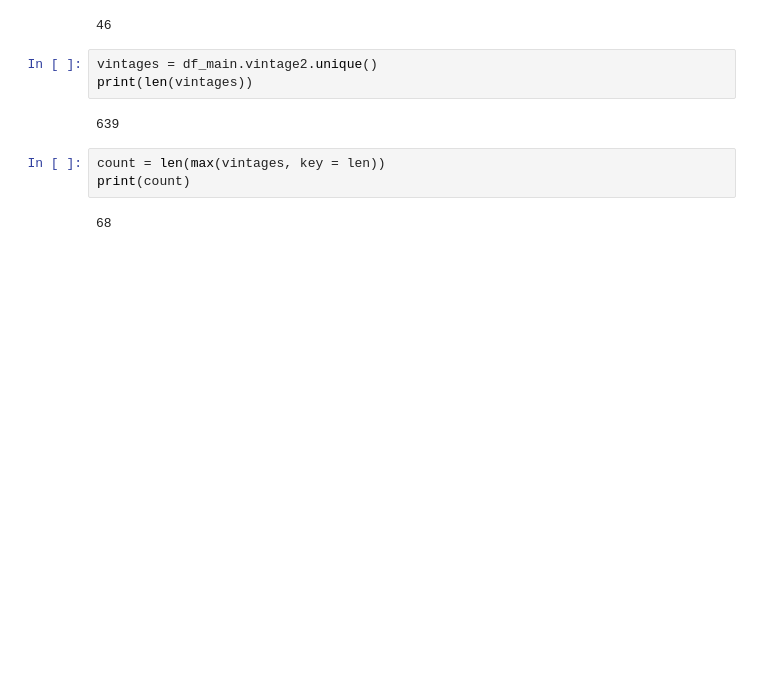
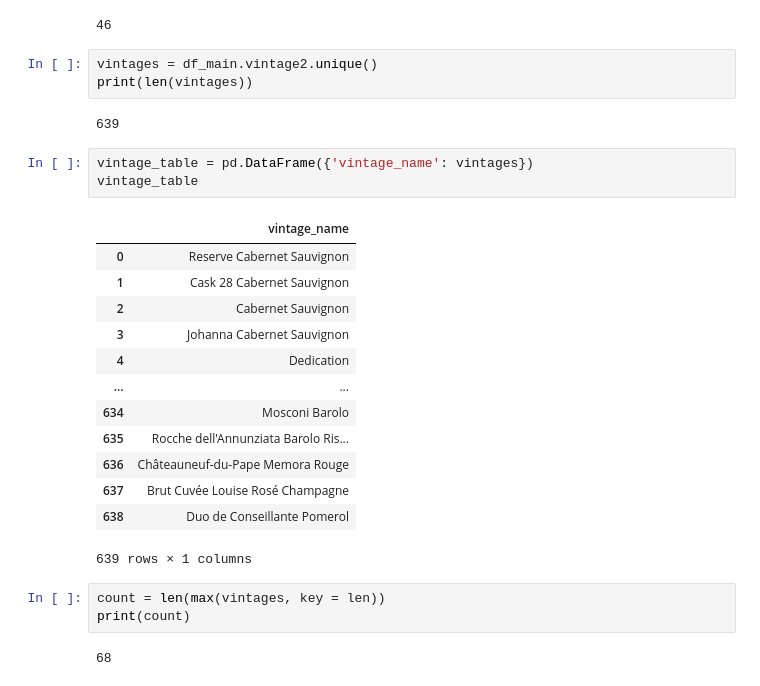
Before and after one commit to WilliamDHughes/ETL-Project-Group-1, a Jupyter notebook: bee_work/bee_dataframe_edit.ipynb, the cells around one changed output. Drawn from its saved outputs; the diff is of its cells as text; blank space fills up the shorter version.

```diff
--- a/bee_work/bee_dataframe_edit.ipynb
+++ b/bee_work/bee_dataframe_edit.ipynb
@@ -511,6 +527,23 @@ vintages = df_main.vintage2.unique()
 print(len(vintages))
 # %% [output]
 639
+# %%
+vintage_table = pd.DataFrame({'vintage_name': vintages})
+vintage_table
+# %% [output]
+|  | vintage_name |
+| 0 | Reserve Cabernet Sauvignon |
+| 1 | Cask 28 Cabernet Sauvignon |
+| 2 | Cabernet Sauvignon |
+| 3 | Johanna Cabernet Sauvignon |
+| 4 | Dedication |
+| ... | ... |
+| 634 | Mosconi Barolo |
+| 635 | Rocche dell'Annunziata Barolo Ris... |
+| 636 | Châteauneuf-du-Pape Memora Rouge |
+| 637 | Brut Cuvée Louise Rosé Champagne |
+| 638 | Duo de Conseillante Pomerol |
+639 rows × 1 columns
 # %%
 count = len(max(vintages, key = len))
 print(count)
```
Also changed, not shown: parts of 3 cells of this notebook, 1 other file.
